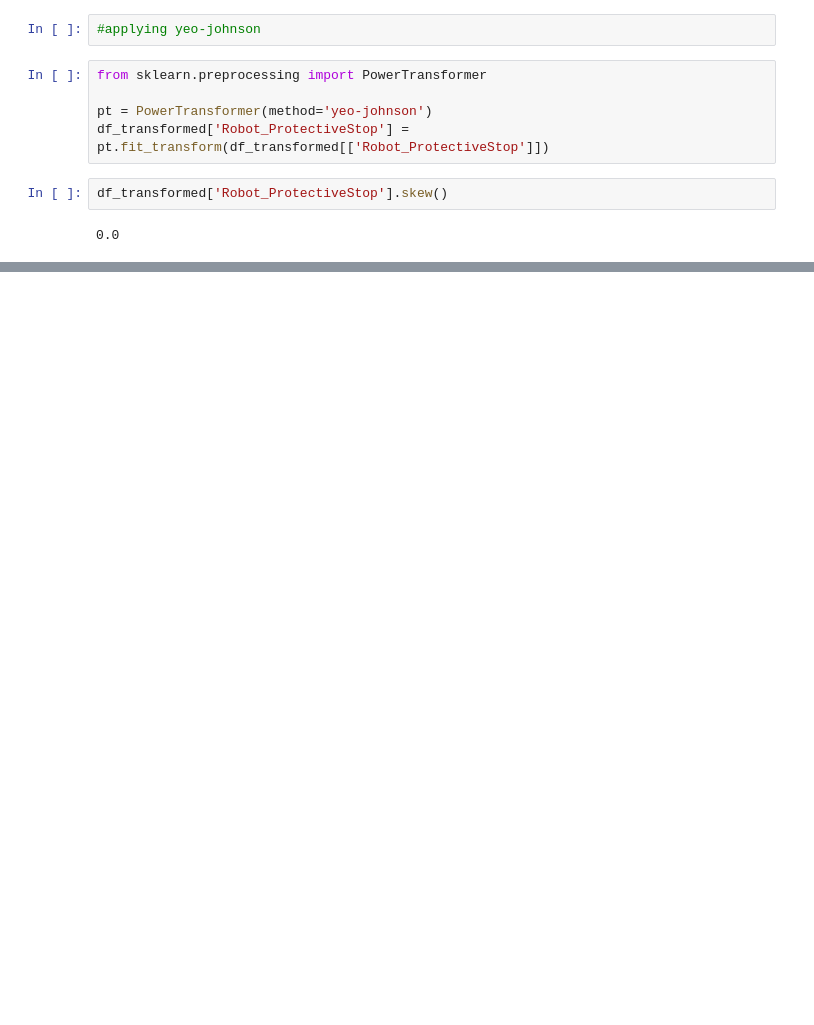
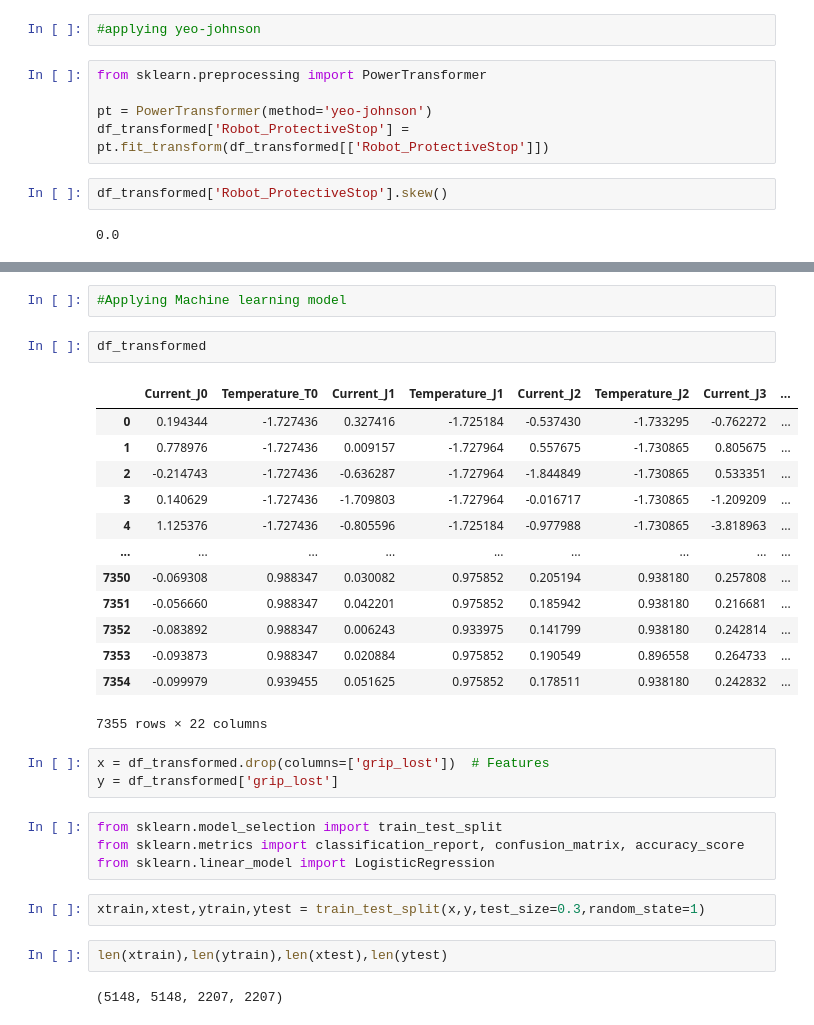
Before and after one commit to AlistairPereira/UR3-CobotOps-ML-Project, a Jupyter notebook: code/UR3-CobotOps-ML.ipynb, the cells around one changed output, grey strips where cells are left out. Drawn from its saved outputs; the diff is of its cells as text; blank space fills up the shorter version.

```diff
--- a/code/UR3-CobotOps-ML.ipynb
+++ b/code/UR3-CobotOps-ML.ipynb
@@ -607 +438,32 @@ for col in df_transformed.columns:
  Robot_ProtectiveStop : 0.0
+# %%
+#Applying Machine learning model
+# %%
+df_transformed
+# %% [output]
+|  | Current_J0 | Temperature_T0 | Current_J1 | Temperature_J1 | Current_J2 | Temperature_J2 | Current_J3 | ... |
+| 0 | 0.194344 | -1.727436 | 0.327416 | -1.725184 | -0.537430 | -1.733295 | -0.762272 | ... |
+| 1 | 0.778976 | -1.727436 | 0.009157 | -1.727964 | 0.557675 | -1.730865 | 0.805675 | ... |
+| 2 | -0.214743 | -1.727436 | -0.636287 | -1.727964 | -1.844849 | -1.730865 | 0.533351 | ... |
+| 3 | 0.140629 | -1.727436 | -1.709803 | -1.727964 | -0.016717 | -1.730865 | -1.209209 | ... |
+| 4 | 1.125376 | -1.727436 | -0.805596 | -1.725184 | -0.977988 | -1.730865 | -3.818963 | ... |
+| ... | ... | ... | ... | ... | ... | ... | ... | ... |
+| 7350 | -0.069308 | 0.988347 | 0.030082 | 0.975852 | 0.205194 | 0.938180 | 0.257808 | ... |
+| 7351 | -0.056660 | 0.988347 | 0.042201 | 0.975852 | 0.185942 | 0.938180 | 0.216681 | ... |
+| 7352 | -0.083892 | 0.988347 | 0.006243 | 0.933975 | 0.141799 | 0.938180 | 0.242814 | ... |
+| 7353 | -0.093873 | 0.988347 | 0.020884 | 0.975852 | 0.190549 | 0.896558 | 0.264733 | ... |
+| 7354 | -0.099979 | 0.939455 | 0.051625 | 0.975852 | 0.178511 | 0.938180 | 0.242832 | ... |
+7355 rows × 22 columns
+# %%
+x = df_transformed.drop(columns=['grip_lost'])  # Features
+y = df_transformed['grip_lost']
+# %%
+from sklearn.model_selection import train_test_split
+from sklearn.metrics import classification_report, confusion_matrix, accuracy_score
+from sklearn.linear_model import LogisticRegression
+# %%
+xtrain,xtest,ytrain,ytest = train_test_split(x,y,test_size=0.3,random_state=1)
+# %%
+len(xtrain),len(ytrain),len(xtest),len(ytest)
+# %% [output]
+(5148, 5148, 2207, 2207)
```
Also changed, not shown: parts of 28 cells of this notebook.
